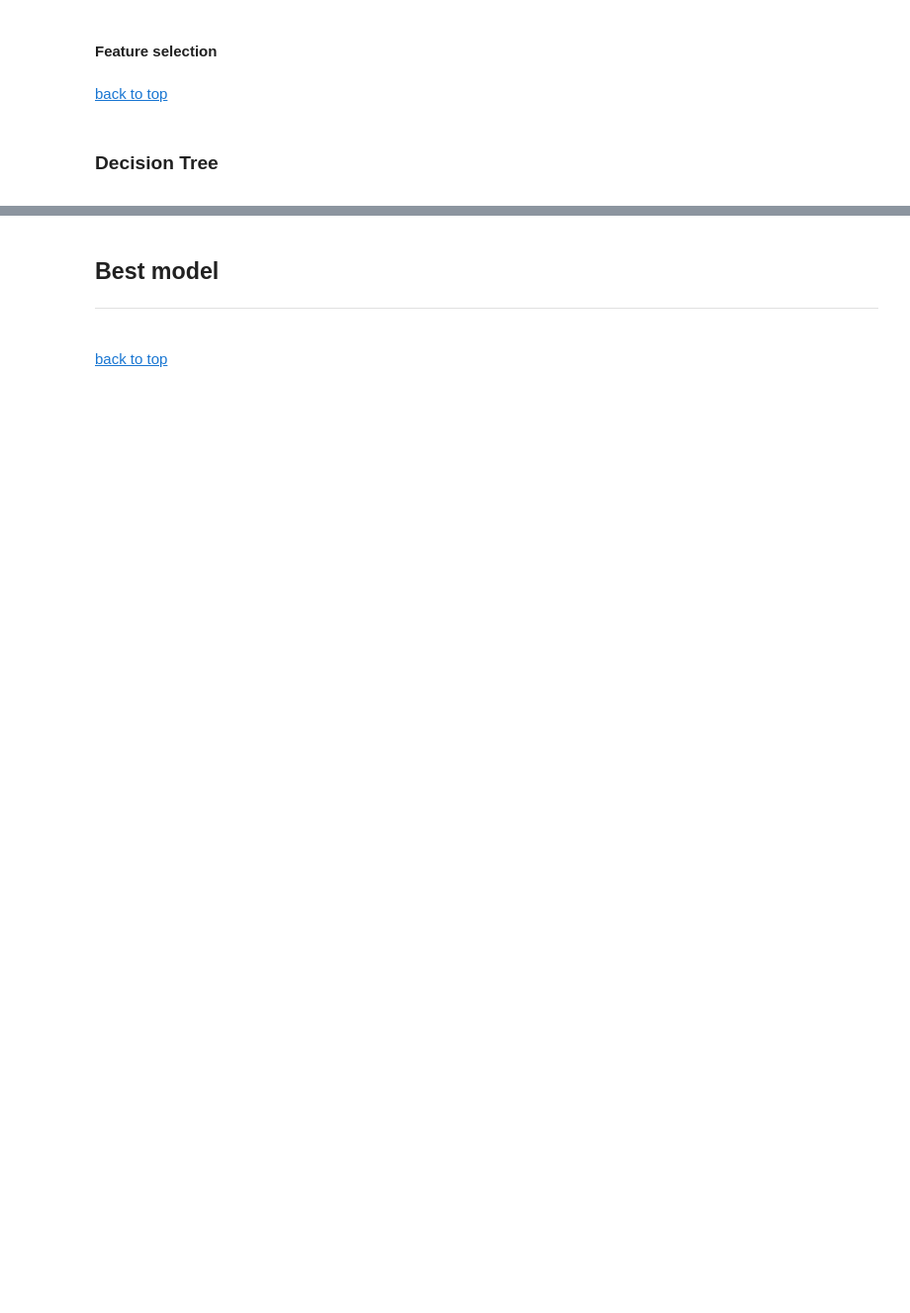
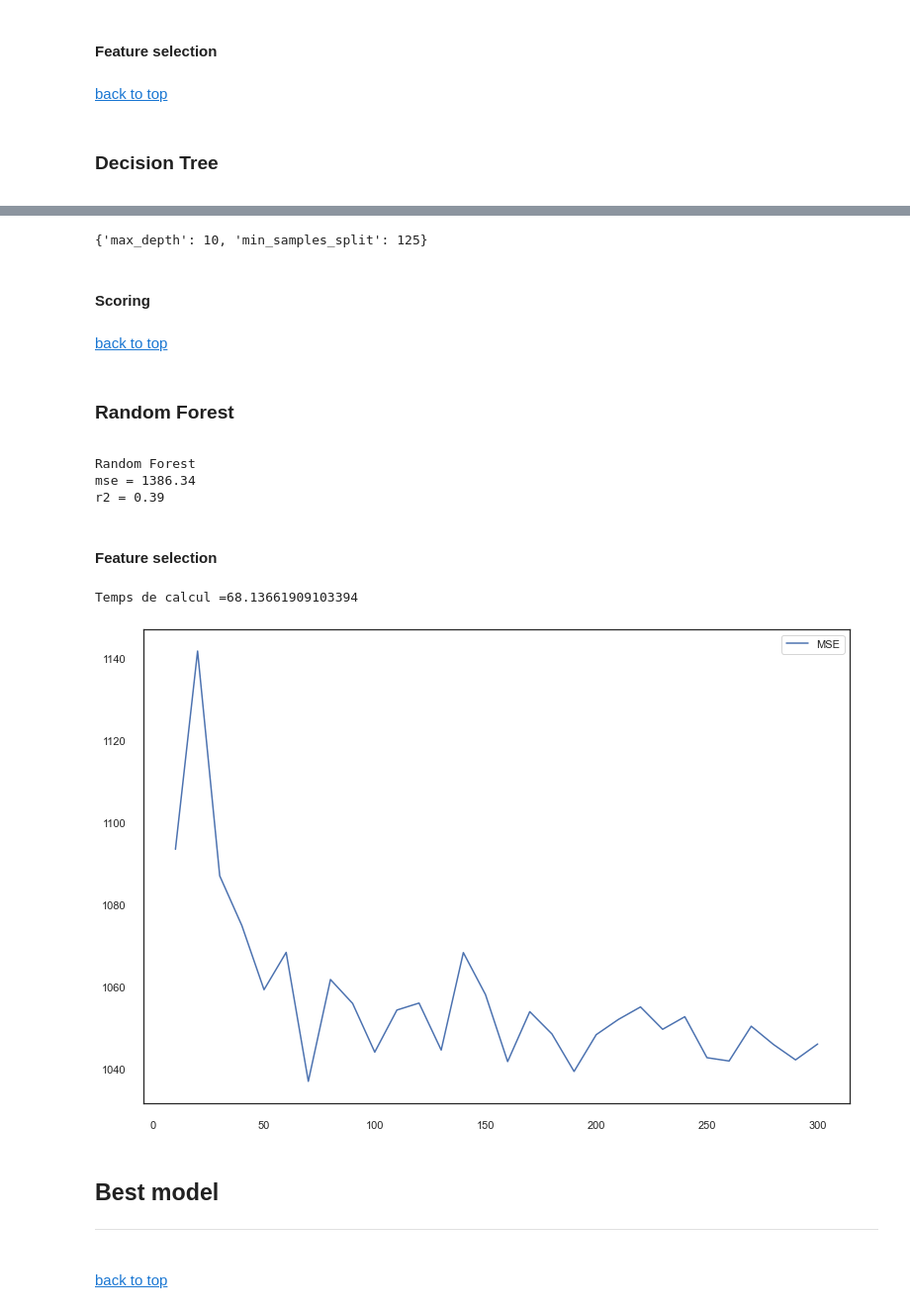
Before and after one commit to flaviendeseure/Airbnb_berlin_price_prediction, a Jupyter notebook: Projet - Airbnb Berlin Price Prediction_REMOTE_17149.ipynb, the cells around one changed output, grey strips where cells are left out. Shown at 99% size. Saved outputs shown, nothing was run; the diff lists cells and outputs as text; code cells hidden in the pictures; blank space fills up the shorter version.

Commit message:
Grid search pour DT et ajout RF

```diff
--- a/Projet - Airbnb Berlin Price Prediction_REMOTE_17149.ipynb
+++ b/Projet - Airbnb Berlin Price Prediction_REMOTE_17149.ipynb
@@ -1557,3 +1567,64 @@ print("Gradient Boosting",
+# %%
+pgrid = {"max_depth": [1, 2, 3, 4, 5, 6, 7, 8, 9, 10, 11, 12, 13, 14, 15],
+      "min_samples_split": [2, 3, 5, 10, 15, 20, 25, 30, 35, 40, 45, 50, 75, 80, 100, 125, 150, 200]}
+grid_search = GridSearchCV(tree.DecisionTreeRegressor(), param_grid=pgrid, scoring='neg_mean_squared_error', cv=10)
+
+
+grid_search.fit(X_train_cleaned, y_train)
+grid_search.best_estimator_.score(X_test_cleaned, y_test)
+
+print(grid_search.best_params_)
+# %% [output]
+{'max_depth': 10, 'min_samples_split': 125}
+# %% [markdown]
+#### Scoring
+# %% [markdown]
+<a href="#top">back to top</a>
+# %% [markdown]
+<a name="RF">
+
+### Random Forest
+# %%
+model = RandomForestRegressor(n_estimators=300)
+model.fit(X_train_cleaned, y_train)
+r2 = model.score(X_test_cleaned, y_test)
+
+y_preds = model.predict(X_test_cleaned)
+mse = mean_squared_error(y_test, y_preds)
+
+print("Random Forest",
+      f"mse = {mse:.2f}",
+      f"r2 = {r2:.2f}",
+     sep="\n")
+# %% [output]
+Random Forest
+mse = 1386.34
+r2 = 0.39
+# %% [markdown]
+#### Feature selection
+# %%
+N = 30
+mse = np.zeros(N)
+
+tic=time.time()
+
+for i in range(N):
+    X_train, X_test, y_train1, y_test = train_test_split(X_train_cleaned_scaled, y_train, train_size=0.7, random_state=0)
+    reg = RandomForestRegressor(n_estimators=(i+1)*10)
+    reg.fit(X_train, y_train1)
+    Z = reg.predict(X_test)
+    mse [i] = mean_squared_error(y_test, Z)
+
+toc=time.time()
+
+print("Temps de calcul = "+str(toc-tic)+"sec")
+
+plt.plot([10*(i+1) for i in range(30)], mse, label="MSE")
+plt.legend()
+plt.show()
+# %% [output]
+Temps de calcul =68.13661909103394
+[figure, added]
 # %% [markdown]
 <a name="best_model">
 
```
Also changed, not shown: parts of 7 cells of this notebook.
